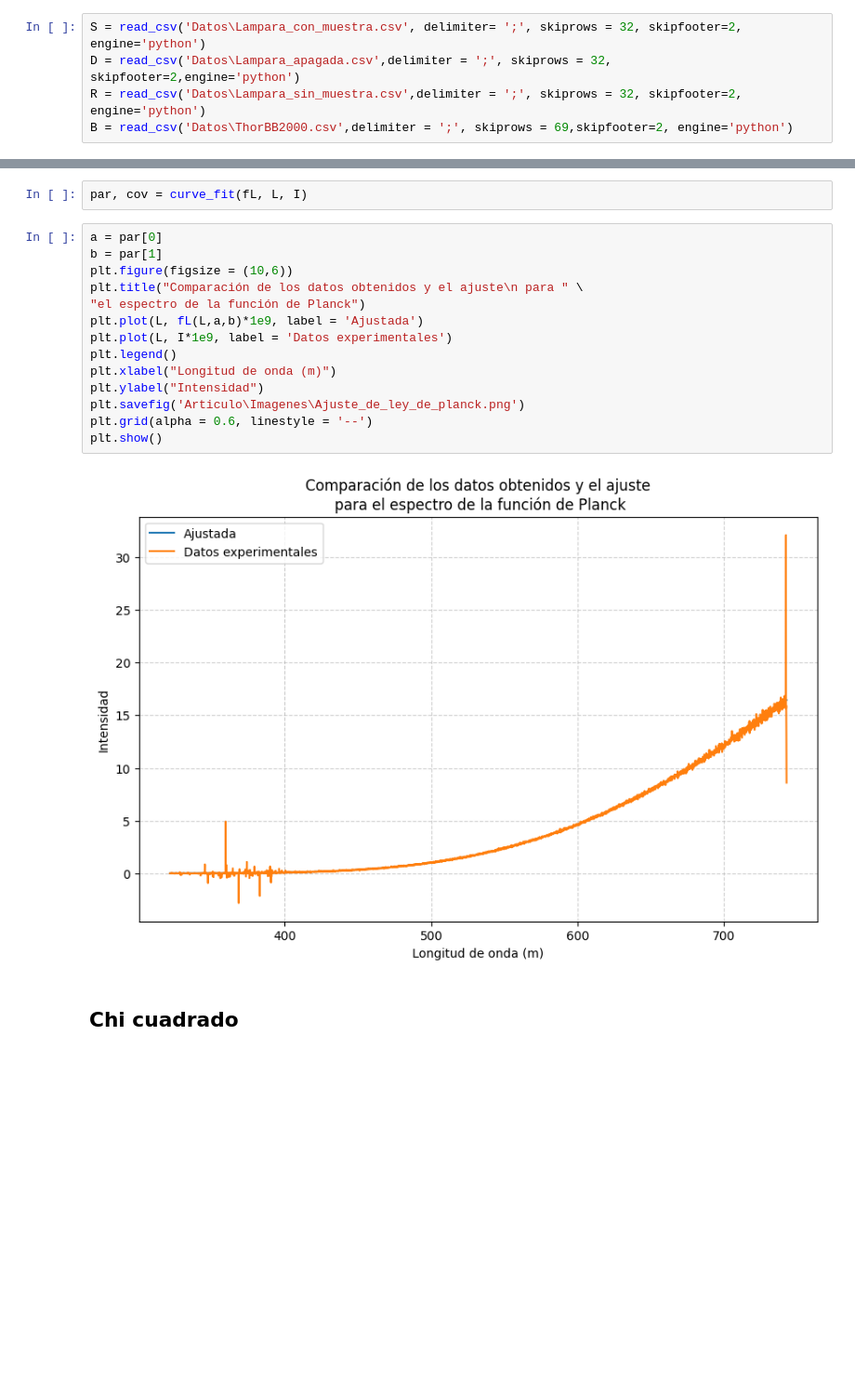
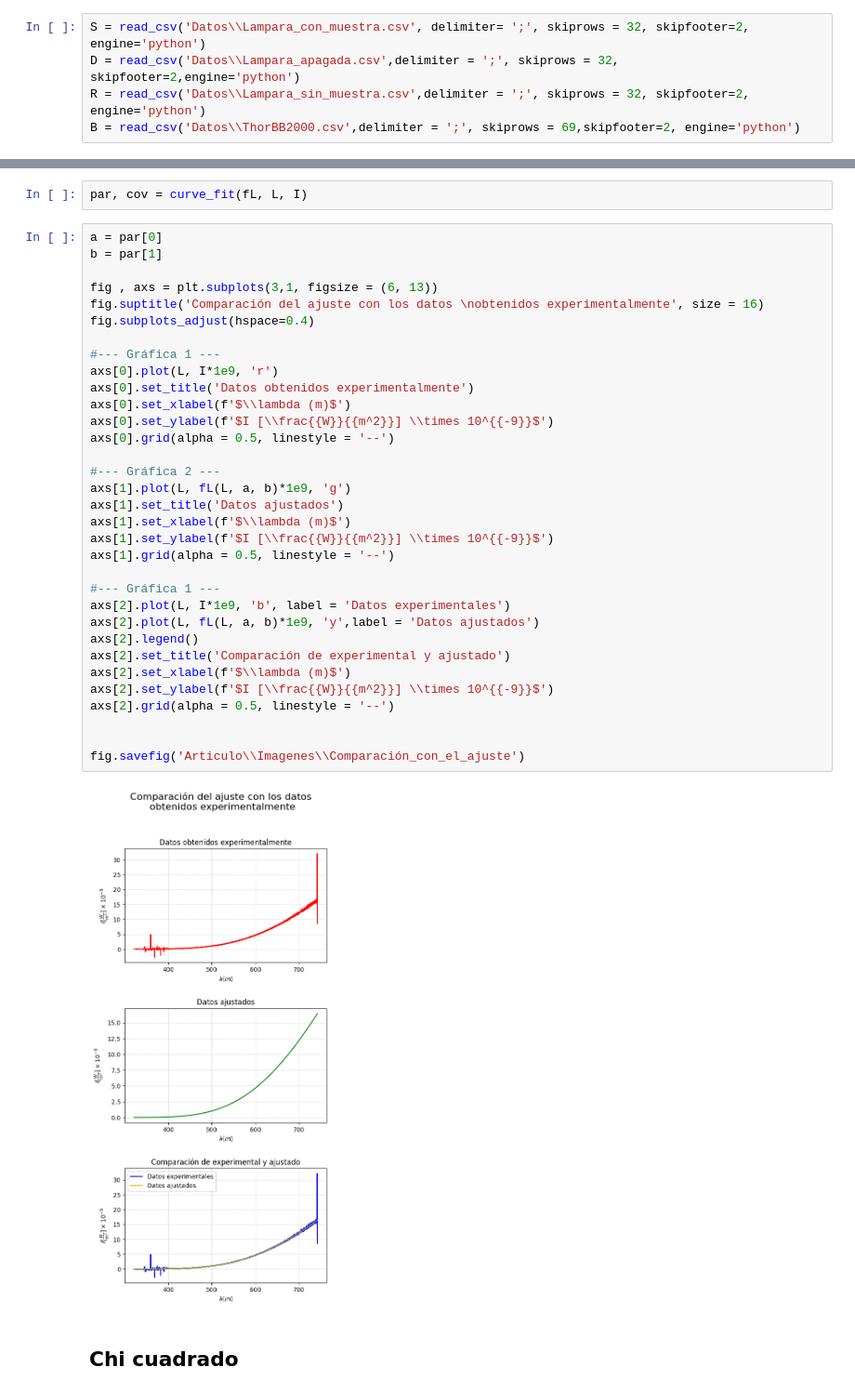
Before and after one commit to Jesus-Gamboa/Experimental_IV, a Jupyter notebook: Espectroscopía/Notebook.ipynb, the cells around one changed output, grey strips where cells are left out. Shown at 93% size. Saved outputs shown, nothing was run; the diff lists cells and outputs as text; blank space fills up the shorter version.

Commit message:
Trabajo en el notebook de espectroscopia

```diff
--- a/Espectroscopía/Notebook.ipynb
+++ b/Espectroscopía/Notebook.ipynb
@@ -11,10 +11,10 @@ import numpy as np
 # %% [markdown]
 ## Importación de datos
 # %%
-S = read_csv('Datos\Lampara_con_muestra.csv', delimiter= ';', skiprows = 32, skipfooter=2, engine='python')
-D = read_csv('Datos\Lampara_apagada.csv',delimiter = ';', skiprows = 32, skipfooter=2,engine='python')
-R = read_csv('Datos\Lampara_sin_muestra.csv',delimiter = ';', skiprows = 32, skipfooter=2, engine='python')
-B = read_csv('Datos\ThorBB2000.csv',delimiter = ';', skiprows = 69,skipfooter=2, engine='python')
+S = read_csv('Datos\\Lampara_con_muestra.csv', delimiter= ';', skiprows = 32, skipfooter=2, engine='python')
+D = read_csv('Datos\\Lampara_apagada.csv',delimiter = ';', skiprows = 32, skipfooter=2,engine='python')
+R = read_csv('Datos\\Lampara_sin_muestra.csv',delimiter = ';', skiprows = 32, skipfooter=2, engine='python')
+B = read_csv('Datos\\ThorBB2000.csv',delimiter = ';', skiprows = 69,skipfooter=2, engine='python')
 # %%
 
 L = S.index.to_numpy() #convertimos a array los datos de las longitudes de onda
@@ -57,19 +57,38 @@ par, cov = curve_fit(fL, L, I)
 # %%
 a = par[0]
 b = par[1]
-plt.figure(figsize = (10,6))
-plt.title("Comparación de los datos obtenidos y el ajuste\n para " \
-"el espectro de la función de Planck")
-plt.plot(L, fL(L,a,b)*1e9, label = 'Ajustada')
-plt.plot(L, I*1e9, label = 'Datos experimentales')
-plt.legend()
-plt.xlabel("Longitud de onda (m)")
-plt.ylabel("Intensidad")
-plt.savefig('Articulo\Imagenes\Ajuste_de_ley_de_planck.png')
-plt.grid(alpha = 0.6, linestyle = '--')
-plt.show()
+
+fig , axs = plt.subplots(3,1, figsize = (6, 13))
+fig.suptitle('Comparación del ajuste con los datos \nobtenidos experimentalmente', size = 16)
+fig.subplots_adjust(hspace=0.4)
+
+#--- Gráfica 1 ---
+axs[0].plot(L, I*1e9, 'r')
+axs[0].set_title('Datos obtenidos experimentalmente')
+axs[0].set_xlabel(f'$\\lambda (m)$')
+axs[0].set_ylabel(f'$I [\\frac{{W}}{{m^2}}] \\times 10^{{-9}}$')
+axs[0].grid(alpha = 0.5, linestyle = '--')
+
+#--- Gráfica 2 ---
+axs[1].plot(L, fL(L, a, b)*1e9, 'g')
+axs[1].set_title('Datos ajustados')
+axs[1].set_xlabel(f'$\\lambda (m)$')
+axs[1].set_ylabel(f'$I [\\frac{{W}}{{m^2}}] \\times 10^{{-9}}$')
+axs[1].grid(alpha = 0.5, linestyle = '--')
+
+#--- Gráfica 1 ---
+axs[2].plot(L, I*1e9, 'b', label = 'Datos experimentales')
+axs[2].plot(L, fL(L, a, b)*1e9, 'y',label = 'Datos ajustados')
+axs[2].legend()
+axs[2].set_title('Comparación de experimental y ajustado')
+axs[2].set_xlabel(f'$\\lambda (m)$')
+axs[2].set_ylabel(f'$I [\\frac{{W}}{{m^2}}] \\times 10^{{-9}}$')
+axs[2].grid(alpha = 0.5, linestyle = '--')
+
+
+fig.savefig('Articulo\\Imagenes\\Comparación_con_el_ajuste')
 # %% [output]
-[figure, old version]
+[figure, new version]
 # %% [markdown]
 ## Chi cuadrado
 # %% [markdown]
```
Also changed, not shown: parts of 5 cells of this notebook, 11 other files.
